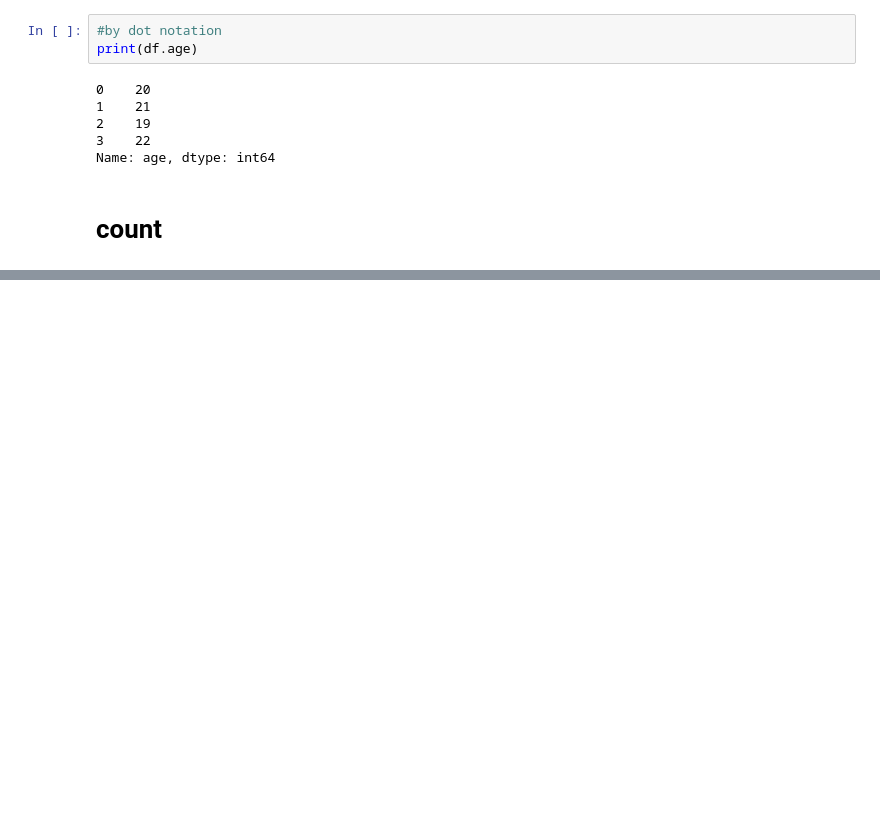
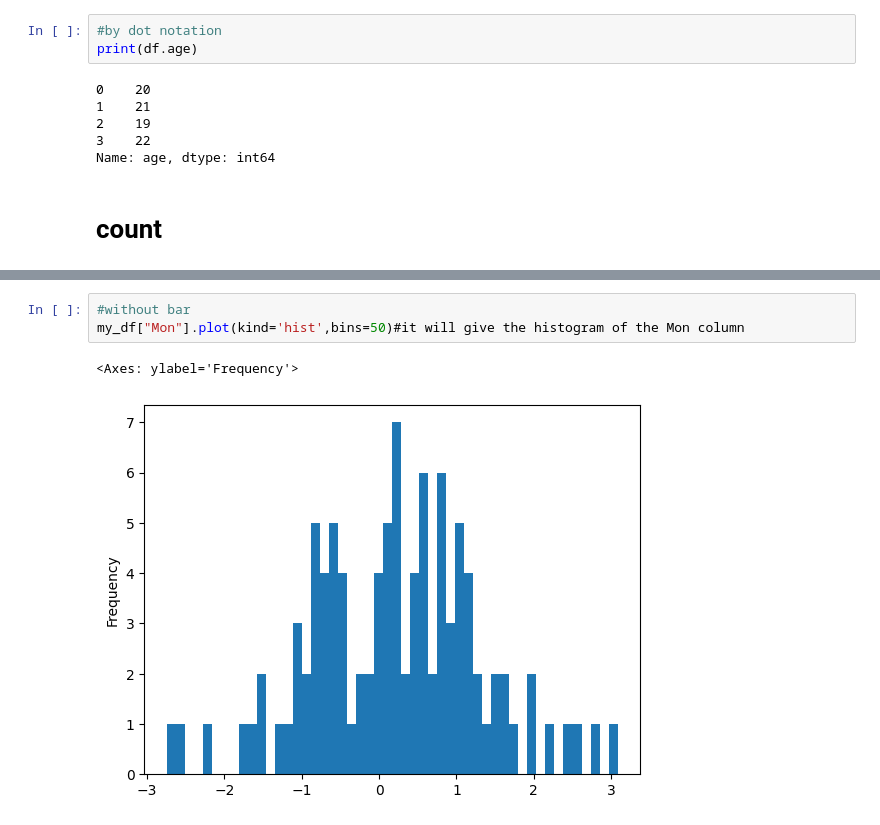
Before and after one commit to bloodykunu39/summer-term, a Jupyter notebook: pandas/pandas.ipynb, the cells around one changed output, grey strips where cells are left out. Saved outputs shown, nothing was run; the diff lists cells and outputs as text; blank space fills up the shorter version.

```diff
--- a/pandas/pandas.ipynb
+++ b/pandas/pandas.ipynb
@@ -263,0 +1096,6 @@ print(dog_df)
+# %%
+#without bar
+my_df["Mon"].plot(kind='hist',bins=50)#it will give the histogram of the Mon column
+# %% [output]
+<Axes: ylabel='Frequency'>
+[figure, added]
```
Also changed, not shown: parts of 123 cells of this notebook, 2 other files.
